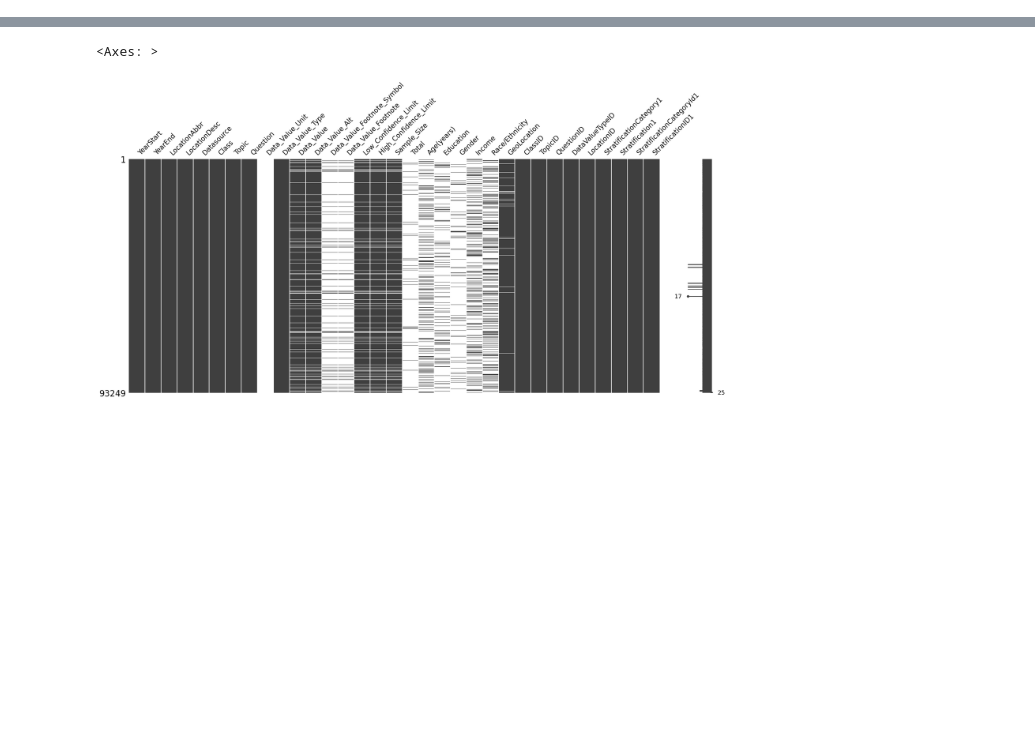
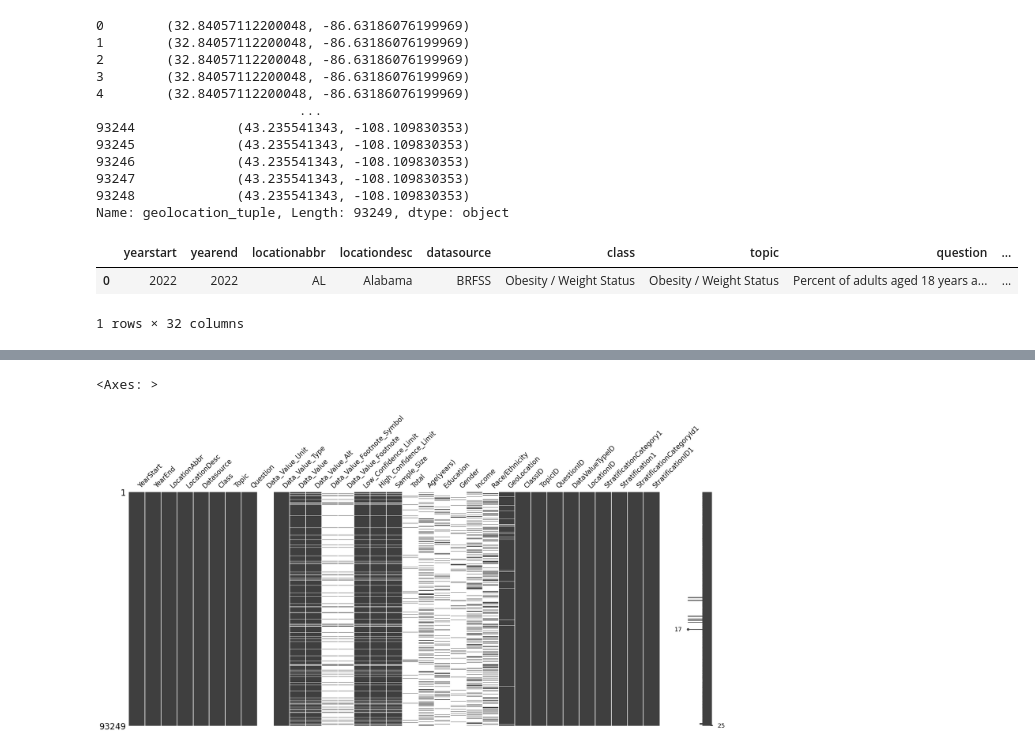
Before and after one commit to hatkiet/Project_3-Obesity-Analysis-and-Its-impacts, a Jupyter notebook: First_Clean.ipynb, the cells around one changed output, grey strips where cells are left out. Drawn from its saved outputs; the diff is of its cells as text; code cells hidden in the pictures; blank space fills up the shorter version.

```diff
--- a/First_Clean.ipynb
+++ b/First_Clean.ipynb
@@ -5,0 +42,31 @@ import missingno as msno
+# %%
+# Function to clean up the geolocation column, has tuples.
+def extract_lat_lon(geo_data):
+    # if index has lat/long, then puts it in following format
+    if isinstance(geo_data, dict) and 'latitude' in geo_data and 'longitude' in geo_data:
+        return (geo_data['latitude'], geo_data['longitude'])
+    # some index do not have values, need to replace with nan or function will break
+    else:
+        return (np.nan, np.nan)
+
+results_json['geolocation_tuple'] = results_json['geolocation'].apply(extract_lat_lon)
+print(results_json['geolocation_tuple'])
+# drop the tupled column, then rename the corrected one as original id
+cleaned_geo_results_df = results_json.drop(columns = ['geolocation'])
+cleaned_geo_results_df.rename(columns = {"geolocation_tuple": "geolocation"}).head(1)
+# %% [output]
+0        (32.84057112200048, -86.63186076199969)
+1        (32.84057112200048, -86.63186076199969)
+2        (32.84057112200048, -86.63186076199969)
+3        (32.84057112200048, -86.63186076199969)
+4        (32.84057112200048, -86.63186076199969)
+                          ...
+93244             (43.235541343, -108.109830353)
+93245             (43.235541343, -108.109830353)
+93246             (43.235541343, -108.109830353)
+93247             (43.235541343, -108.109830353)
+93248             (43.235541343, -108.109830353)
+Name: geolocation_tuple, Length: 93249, dtype: object
+|  | yearstart | yearend | locationabbr | locationdesc | datasource | class | topic | question | ... |
+| 0 | 2022 | 2022 | AL | Alabama | BRFSS | Obesity / Weight Status | Obesity / Weight Status | Percent of adults aged 18 years a... | ... |
+1 rows × 32 columns
```
Also changed, not shown: parts of 17 cells of this notebook, 7 other files.
